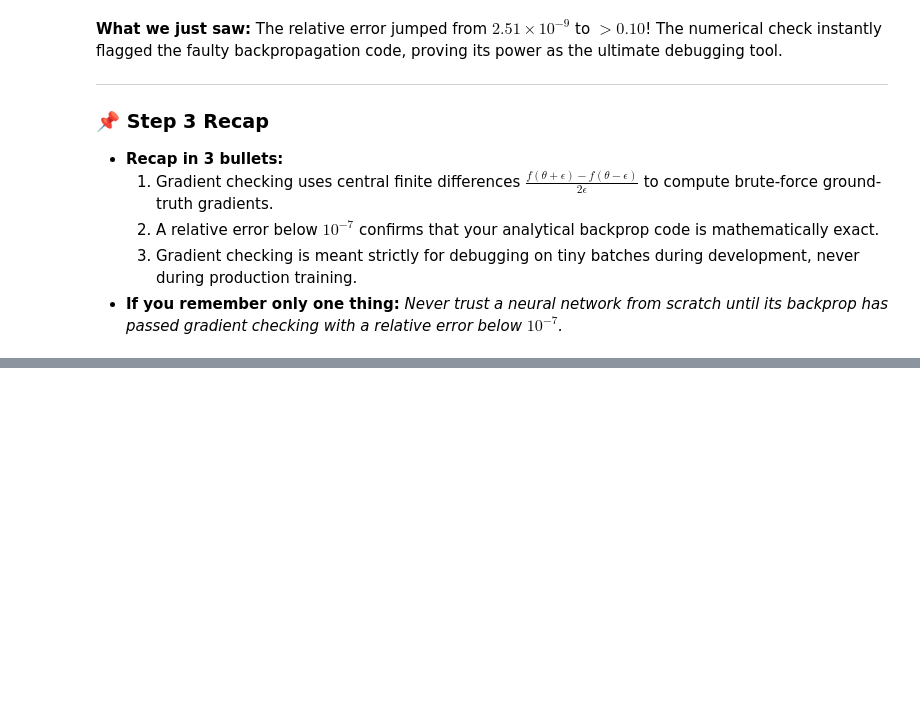
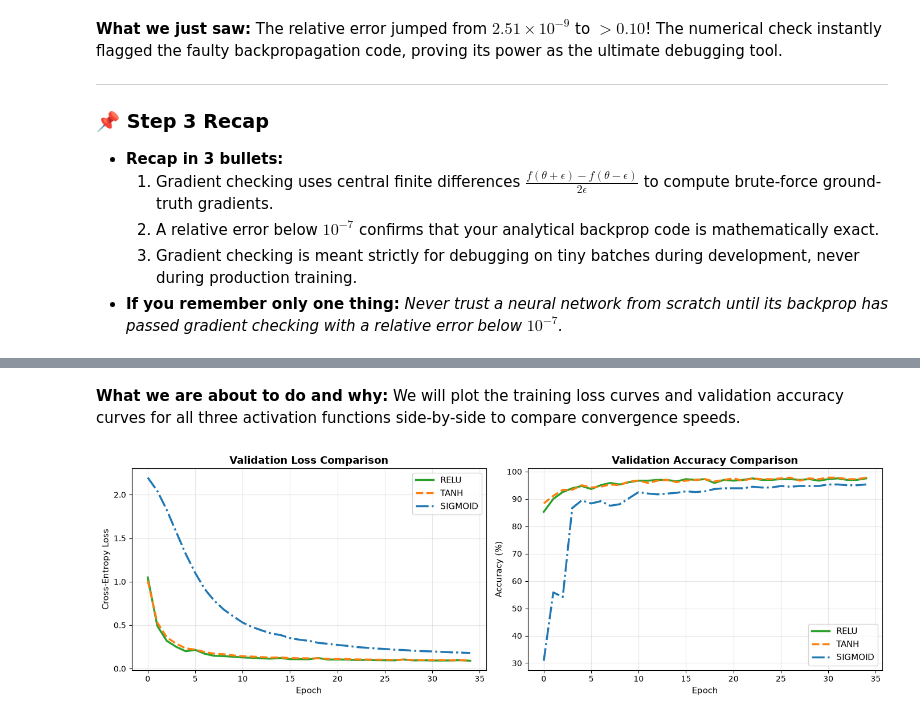
Before and after one commit to Arnav-Shrivastava/Neural-Networks-from-Scratch-Zero-To-Master, a Jupyter notebook: neural_network_from_scratch.ipynb, the cells around one changed output, grey strips where cells are left out. Cells and saved outputs as stored; diff of their text form; code cells hidden in the pictures; blank space fills up the shorter version.

```diff
--- a/neural_network_from_scratch.ipynb
+++ b/neural_network_from_scratch.ipynb
@@ -1343,0 +1540,30 @@ The relative error jumped from $2.51 \times 10^{-9}$ to **$>0.10$**! The numeric
+# %% [markdown]
+**What we are about to do and why:**
+We will plot the training loss curves and validation accuracy curves for all three activation functions side-by-side to compare convergence speeds.
+# %%
+# Plotting Head-to-Head Activation Comparison
+fig, (ax1, ax2) = plt.subplots(1, 2, figsize=(14, 4.5))
+
+colors = {"relu": "#2ca02c", "tanh": "#ff7f0e", "sigmoid": "#1f77b4"}
+styles = {"relu": "-", "tanh": "--", "sigmoid": "-."}
+
+for act in activations:
+    ax1.plot(history[act]["loss"], label=act.upper(), color=colors[act], linestyle=styles[act], linewidth=2.5)
+    ax2.plot([a * 100 for a in history[act]["acc"]], label=act.upper(), color=colors[act], linestyle=styles[act], linewidth=2.5)
+
+ax1.set_title("Validation Loss Comparison", fontsize=13, fontweight="bold")
+ax1.set_xlabel("Epoch", fontsize=11)
+ax1.set_ylabel("Cross-Entropy Loss", fontsize=11)
+ax1.grid(True, alpha=0.3)
+ax1.legend(fontsize=11)
+
+ax2.set_title("Validation Accuracy Comparison", fontsize=13, fontweight="bold")
+ax2.set_xlabel("Epoch", fontsize=11)
+ax2.set_ylabel("Accuracy (%)", fontsize=11)
+ax2.grid(True, alpha=0.3)
+ax2.legend(fontsize=11)
+
+plt.tight_layout()
+plt.show()
+# %% [output]
+[figure, added]
```
Also changed, not shown: parts of 14 cells of this notebook, 1 other file.
